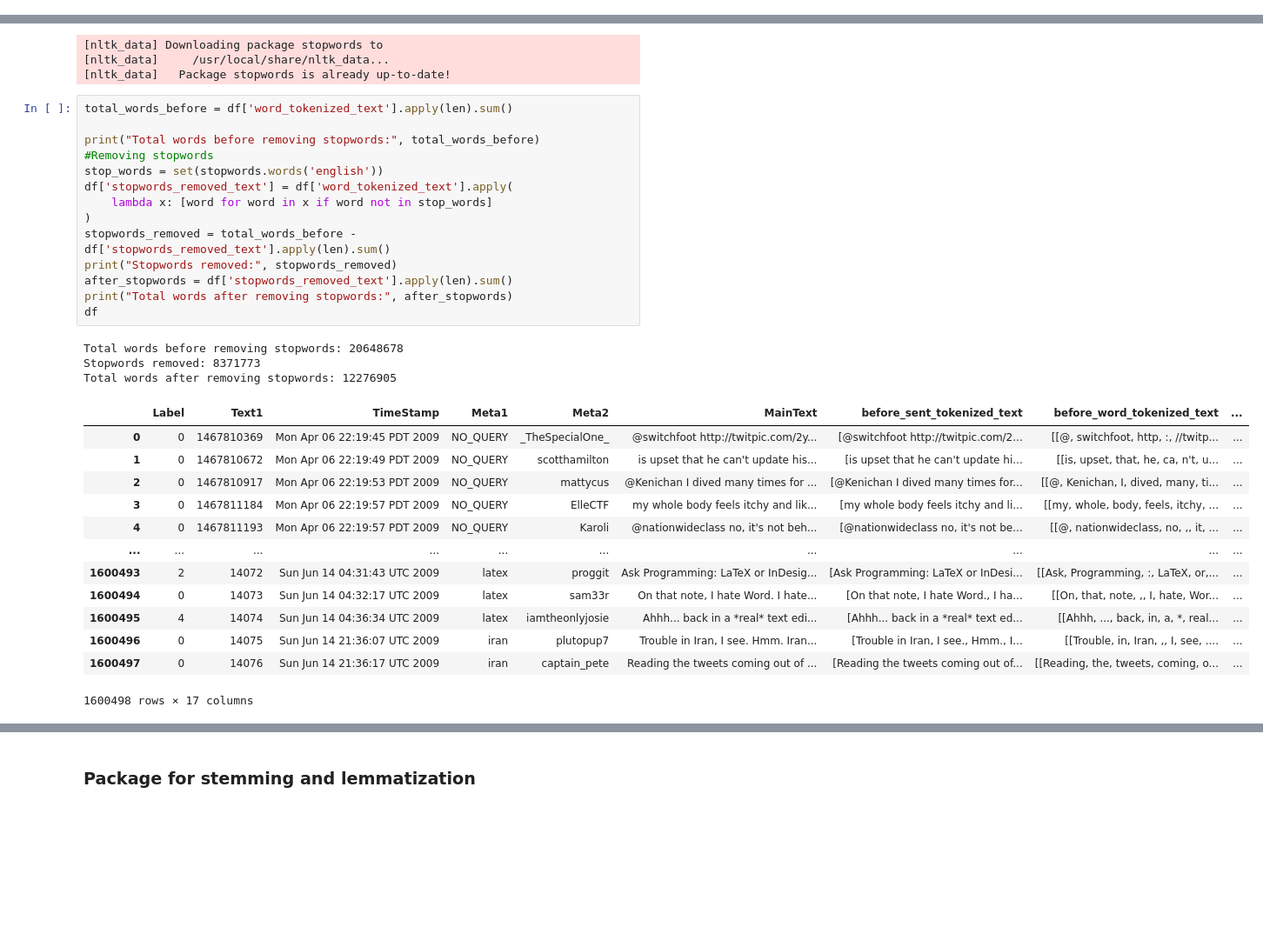
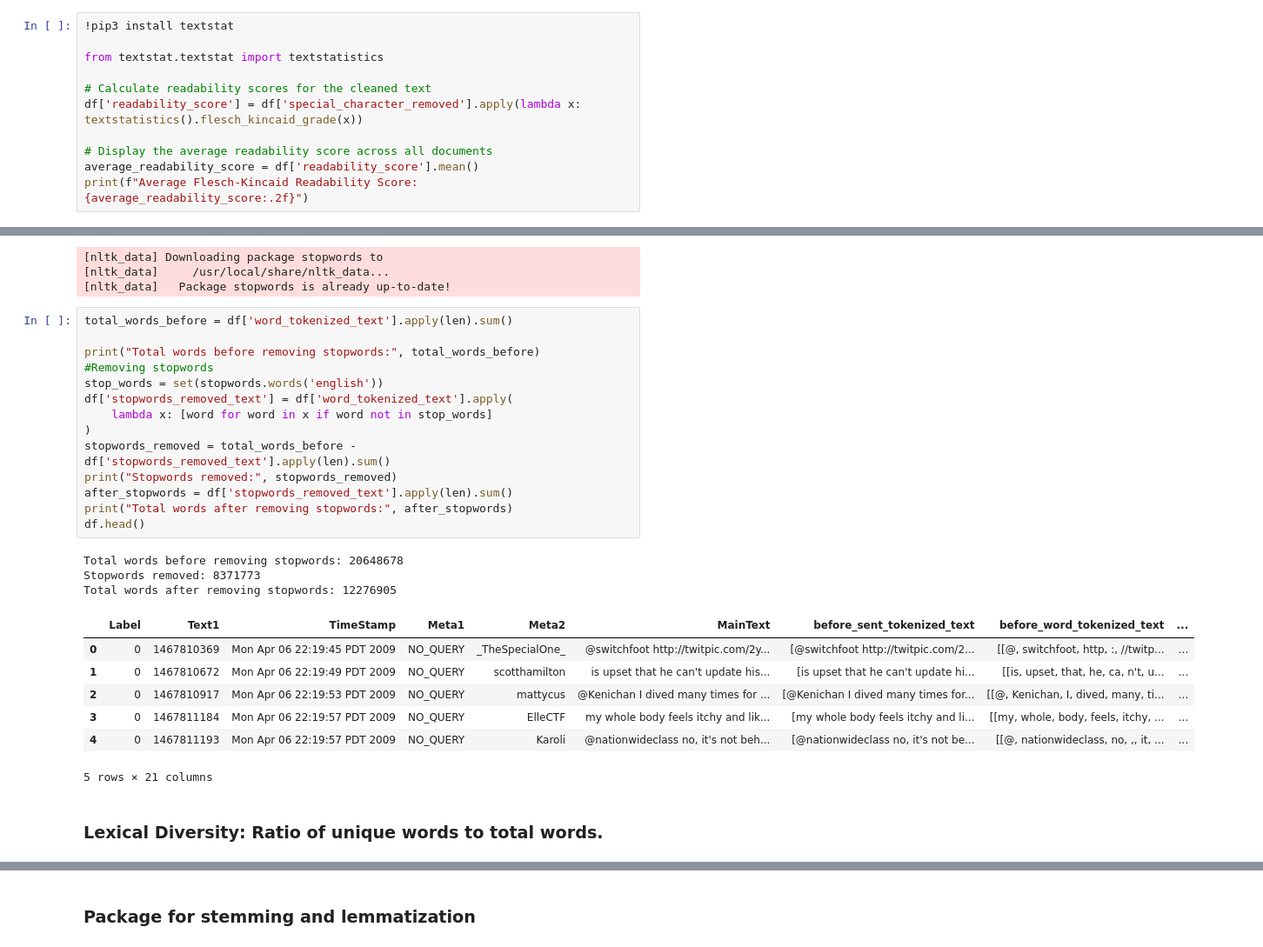
Before and after one commit to aye-nyeinSan/NLP_Assignment_2, a Jupyter notebook: NLP_Programming_Assignment_2.ipynb, the cells around one changed output, grey strips where cells are left out. Shown at 87% size. Drawn from its saved outputs; the diff is of its cells as text; blank space fills up the shorter version.

Commit message:
Add: readability score and Lexical diversity

```diff
--- a/NLP_Programming_Assignment_2.ipynb
+++ b/NLP_Programming_Assignment_2.ipynb
@@ -338,0 +341,11 @@ Maximum sentence length: 41
+# %%
+!pip3 install textstat
+
+from textstat.textstat import textstatistics
+
+# Calculate readability scores for the cleaned text
+df['readability_score'] = df['special_character_removed'].apply(lambda x: textstatistics().flesch_kincaid_grade(x))
+
+# Display the average readability score across all documents
+average_readability_score = df['readability_score'].mean()
+print(f"Average Flesch-Kincaid Readability Score: {average_readability_score:.2f}")
@@ -349,31 +367,27 @@ from nltk.corpus import stopwords
 # %%
 total_words_before = df['word_tokenized_text'].apply(len).sum()
 
 print("Total words before removing stopwords:", total_words_before)
 #Removing stopwords
 stop_words = set(stopwords.words('english'))
 df['stopwords_removed_text'] = df['word_tokenized_text'].apply(
     lambda x: [word for word in x if word not in stop_words]
 )
 stopwords_removed = total_words_before - df['stopwords_removed_text'].apply(len).sum()
 print("Stopwords removed:", stopwords_removed)
 after_stopwords = df['stopwords_removed_text'].apply(len).sum()
 print("Total words after removing stopwords:", after_stopwords)
-df
+df.head()
 # %% [output]
 Total words before removing stopwords: 20648678
 Stopwords removed: 8371773
 Total words after removing stopwords: 12276905
 |  | Label | Text1 | TimeStamp | Meta1 | Meta2 | MainText | before_sent_tokenized_text | before_word_tokenized_text | ... |
 | 0 | 0 | 1467810369 | Mon Apr 06 22:19:45 PDT 2009 | NO_QUERY | _TheSpecialOne_ | @switchfoot http://twitpic.com/2y... | [@switchfoot http://twitpic.com/2... | [[@, switchfoot, http, :, //twitp... | ... |
 | 1 | 0 | 1467810672 | Mon Apr 06 22:19:49 PDT 2009 | NO_QUERY | scotthamilton | is upset that he can't update his... | [is upset that he can't update hi... | [[is, upset, that, he, ca, n't, u... | ... |
 | 2 | 0 | 1467810917 | Mon Apr 06 22:19:53 PDT 2009 | NO_QUERY | mattycus | @Kenichan I dived many times for ... | [@Kenichan I dived many times for... | [[@, Kenichan, I, dived, many, ti... | ... |
 | 3 | 0 | 1467811184 | Mon Apr 06 22:19:57 PDT 2009 | NO_QUERY | ElleCTF | my whole body feels itchy and lik... | [my whole body feels itchy and li... | [[my, whole, body, feels, itchy, ... | ... |
 | 4 | 0 | 1467811193 | Mon Apr 06 22:19:57 PDT 2009 | NO_QUERY | Karoli | @nationwideclass no, it's not beh... | [@nationwideclass no, it's not be... | [[@, nationwideclass, no, ,, it, ... | ... |
-| ... | ... | ... | ... | ... | ... | ... | ... | ... | ... |
-| 1600493 | 2 | 14072 | Sun Jun 14 04:31:43 UTC 2009 | latex | proggit | Ask Programming: LaTeX or InDesig... | [Ask Programming: LaTeX or InDesi... | [[Ask, Programming, :, LaTeX, or,... | ... |
-| 1600494 | 0 | 14073 | Sun Jun 14 04:32:17 UTC 2009 | latex | sam33r | On that note, I hate Word. I hate... | [On that note, I hate Word., I ha... | [[On, that, note, ,, I, hate, Wor... | ... |
-| 1600495 | 4 | 14074 | Sun Jun 14 04:36:34 UTC 2009 | latex | iamtheonlyjosie | Ahhh... back in a *real* text edi... | [Ahhh... back in a *real* text ed... | [[Ahhh, ..., back, in, a, *, real... | ... |
-| 1600496 | 0 | 14075 | Sun Jun 14 21:36:07 UTC 2009 | iran | plutopup7 | Trouble in Iran, I see. Hmm. Iran... | [Trouble in Iran, I see., Hmm., I... | [[Trouble, in, Iran, ,, I, see, .... | ... |
-| 1600497 | 0 | 14076 | Sun Jun 14 21:36:17 UTC 2009 | iran | captain_pete | Reading the tweets coming out of ... | [Reading the tweets coming out of... | [[Reading, the, tweets, coming, o... | ... |
-1600498 rows × 17 columns
+5 rows × 21 columns
+# %% [markdown]
+### Lexical Diversity: Ratio of unique words to total words.
```
Also changed, not shown: parts of 4 cells of this notebook.
